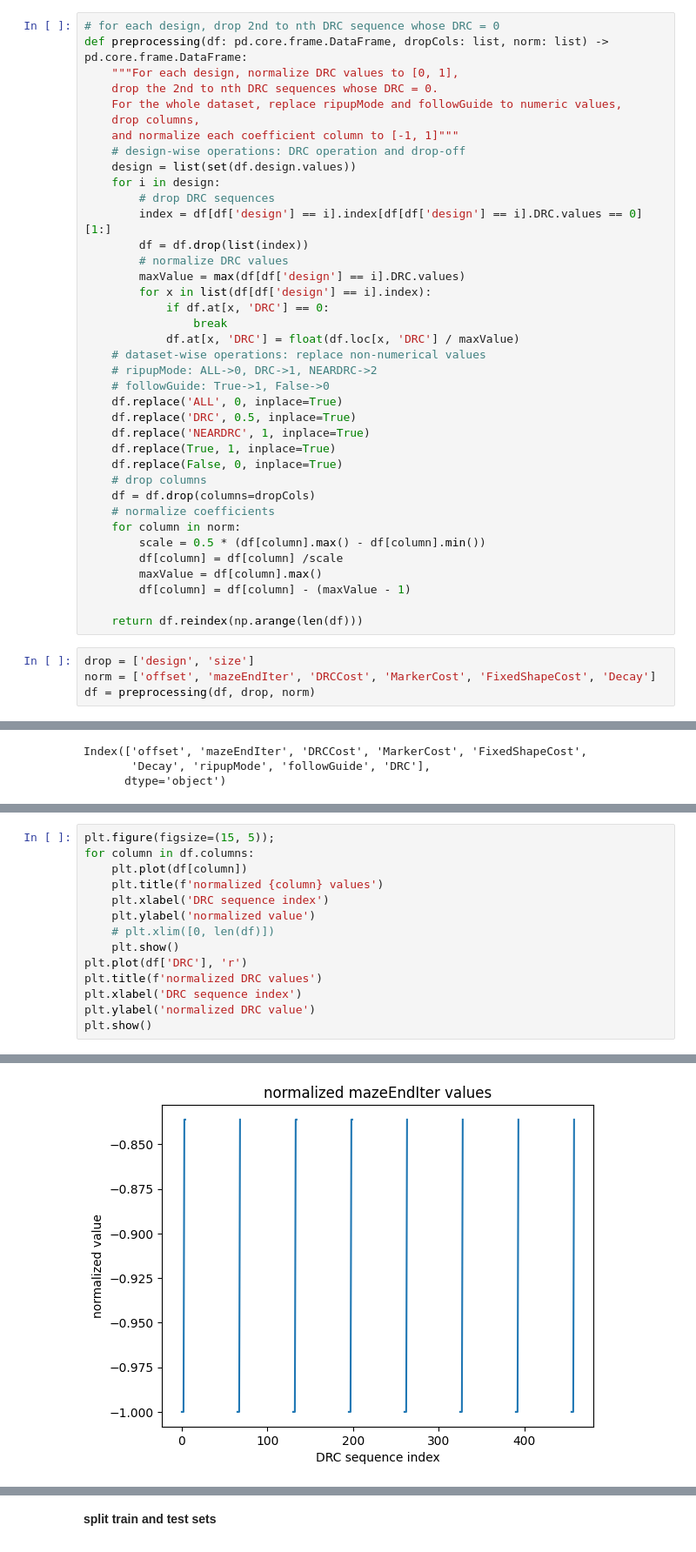
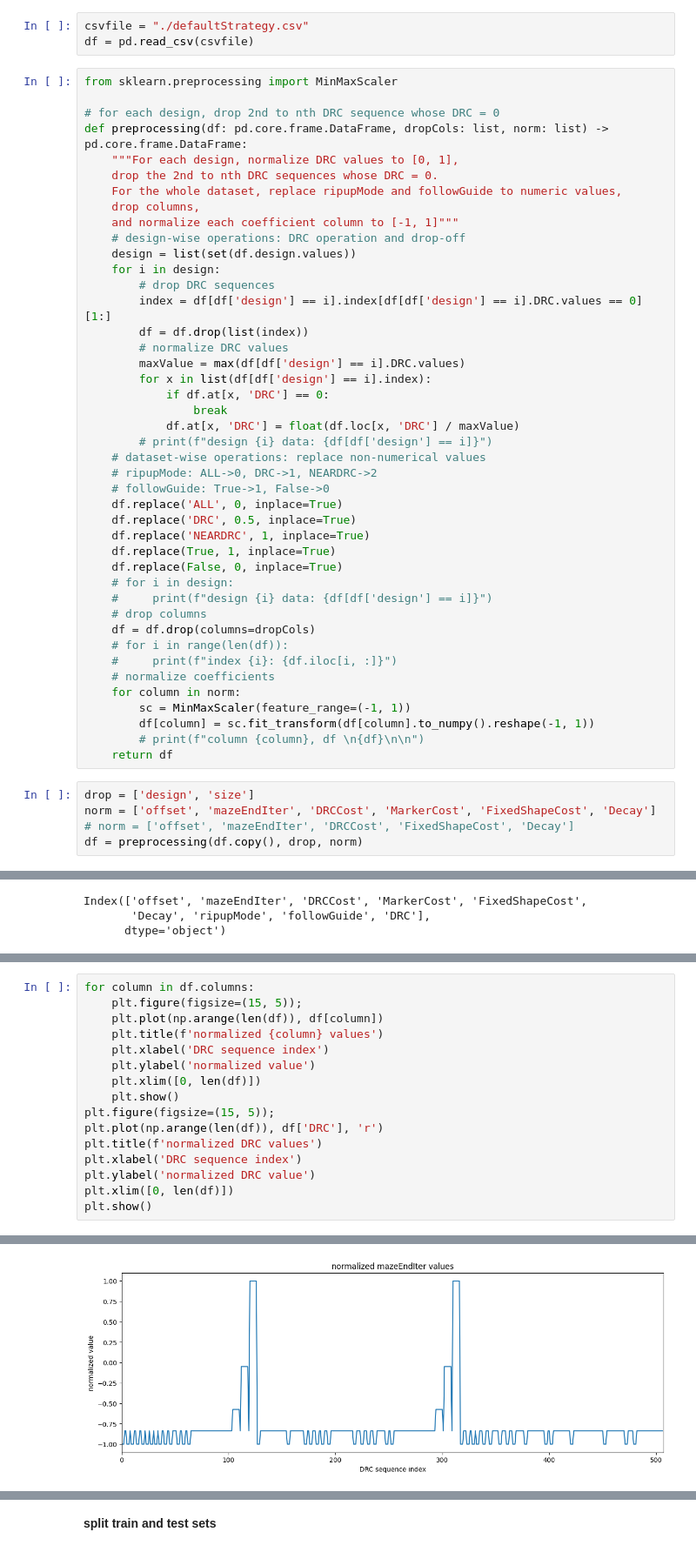
Before and after one commit to wrhlearner/DL-code-for-detailed-routing, a Jupyter notebook: src/ny-stock-price-prediction-custom-dataset.ipynb, the cells around one changed output, grey strips where cells are left out. Shown at 87% size. Cells and saved outputs as stored; diff of their text form.

Commit message:
complete merged LSTM with linear regression with data analysis

```diff
--- a/src/ny-stock-price-prediction-custom-dataset.ipynb
+++ b/src/ny-stock-price-prediction-custom-dataset.ipynb
@@ -186,7 +186,12 @@ plt.show()
 - window sliding
 # %% [markdown]
 **for each design, drop DRC sequences whose DRC = 0 (except for the first 0 sequence). Then, drop design, and size columns**
+# %%
+csvfile = "./defaultStrategy.csv"
+df = pd.read_csv(csvfile)
 # %%
+from sklearn.preprocessing import MinMaxScaler
+
 # for each design, drop 2nd to nth DRC sequence whose DRC = 0
 def preprocessing(df: pd.core.frame.DataFrame, dropCols: list, norm: list) -> pd.core.frame.DataFrame:
     """For each design, normalize DRC values to [0, 1],
@@ -206,6 +211,7 @@ def preprocessing(df: pd.core.frame.DataFrame, dropCols: list, norm: list) -> pd
             if df.at[x, 'DRC'] == 0:
                 break
             df.at[x, 'DRC'] = float(df.loc[x, 'DRC'] / maxValue)
+        # print(f"design {i} data: {df[df['design'] == i]}")
     # dataset-wise operations: replace non-numerical values
     # ripupMode: ALL->0, DRC->1, NEARDRC->2
     # followGuide: True->1, False->0
@@ -214,20 +220,23 @@ def preprocessing(df: pd.core.frame.DataFrame, dropCols: list, norm: list) -> pd
     df.replace('NEARDRC', 1, inplace=True)
     df.replace(True, 1, inplace=True)
     df.replace(False, 0, inplace=True)
+    # for i in design:
+    #     print(f"design {i} data: {df[df['design'] == i]}")
     # drop columns
     df = df.drop(columns=dropCols)
+    # for i in range(len(df)):
+    #     print(f"index {i}: {df.iloc[i, :]}")
     # normalize coefficients
     for column in norm:
-        scale = 0.5 * (df[column].max() - df[column].min())
-        df[column] = df[column] /scale
-        maxValue = df[column].max()
-        df[column] = df[column] - (maxValue - 1)
-
-    return df.reindex(np.arange(len(df)))
+        sc = MinMaxScaler(feature_range=(-1, 1))
+        df[column] = sc.fit_transform(df[column].to_numpy().reshape(-1, 1))
+        # print(f"column {column}, df \n{df}\n\n")
+    return df
 # %%
 drop = ['design', 'size']
 norm = ['offset', 'mazeEndIter', 'DRCCost', 'MarkerCost', 'FixedShapeCost', 'Decay']
-df = preprocessing(df, drop, norm)
+# norm = ['offset', 'mazeEndIter', 'DRCCost', 'FixedShapeCost', 'Decay']
+df = preprocessing(df.copy(), drop, norm)
 # %%
 df
 # %% [output]
@@ -304,15 +313,17 @@ array([ 1.        ,  0.33333333, -0.66666667,  1.        ,  0.66666667,
 # %%
-plt.figure(figsize=(15, 5));
 for column in df.columns:
-    plt.plot(df[column])
+    plt.figure(figsize=(15, 5));
+    plt.plot(np.arange(len(df)), df[column])
     plt.title(f'normalized {column} values')
     plt.xlabel('DRC sequence index')
     plt.ylabel('normalized value')
-    # plt.xlim([0, len(df)])
+    plt.xlim([0, len(df)])
     plt.show()
-plt.plot(df['DRC'], 'r')
+plt.figure(figsize=(15, 5));
+plt.plot(np.arange(len(df)), df['DRC'], 'r')
 plt.title(f'normalized DRC values')
 plt.xlabel('DRC sequence index')
 plt.ylabel('normalized DRC value')
+plt.xlim([0, len(df)])
 plt.show()
 # %% [output]
@@ -320 +331 @@ plt.show()
-[figure, old version]
+[figure, new version]
```
Also changed, not shown: parts of 24 cells of this notebook, 40 other files.
